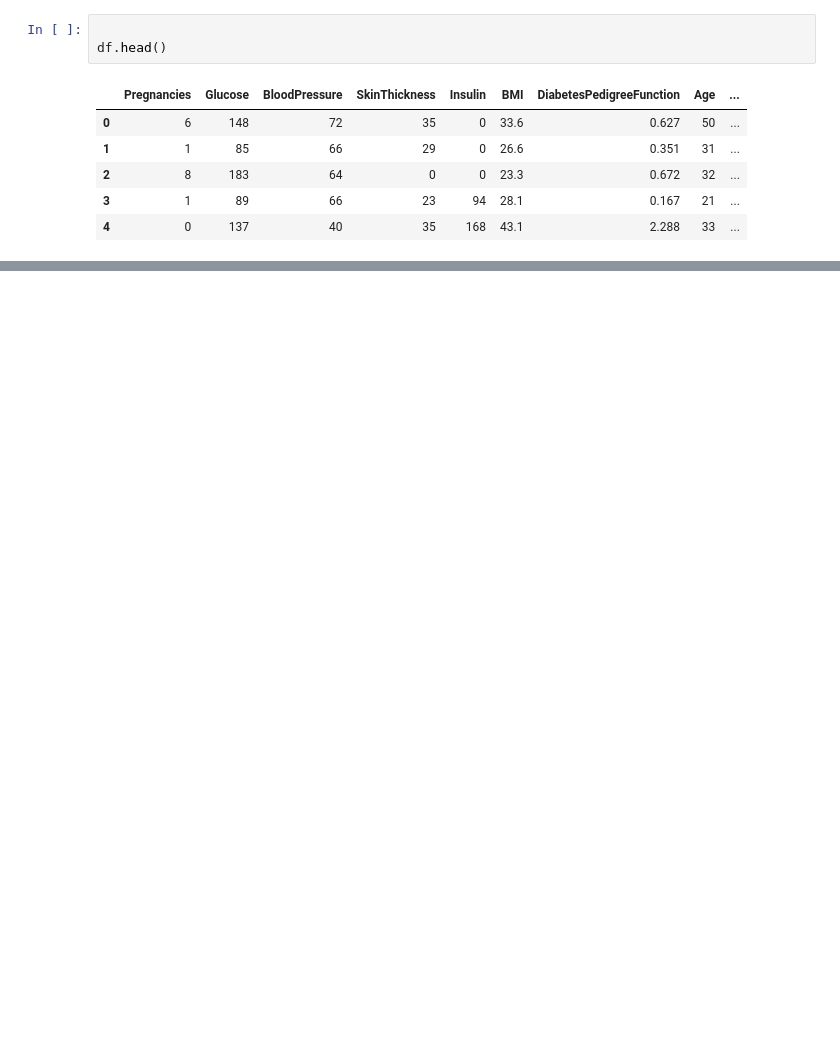
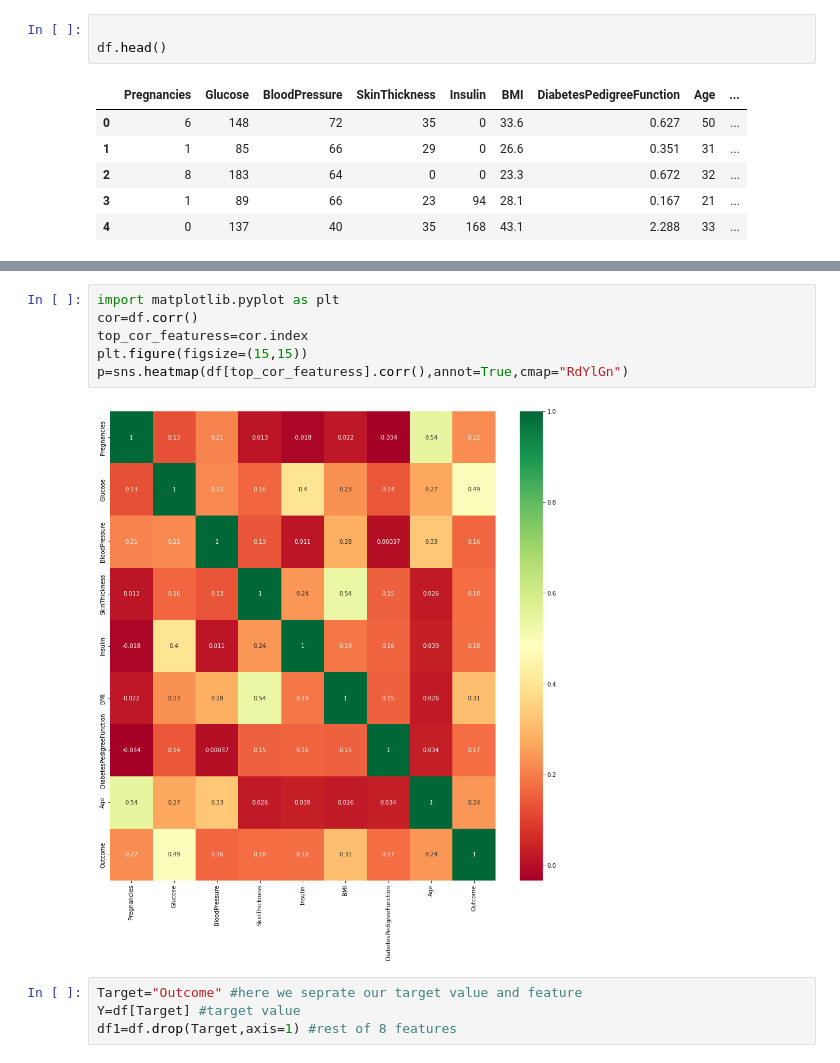
Before and after one commit to Htyagi2003/Coding, a Jupyter notebook: data science/random forest/notebook.ipynb, the cells around one changed output, grey strips where cells are left out. Cells and saved outputs as stored; diff of their text form; blank space fills up the shorter version.

```diff
--- a/data science/random forest/notebook.ipynb
+++ b/data science/random forest/notebook.ipynb
@@ -53,0 +113,12 @@ df.describe()
+# %%
+import matplotlib.pyplot as plt
+cor=df.corr()
+top_cor_featuress=cor.index
+plt.figure(figsize=(15,15))
+p=sns.heatmap(df[top_cor_featuress].corr(),annot=True,cmap="RdYlGn")
+# %% [output]
+[figure, added]
+# %%
+Target="Outcome" #here we seprate our target value and feature
+Y=df[Target] #target value
+df1=df.drop(Target,axis=1) #rest of 8 features
```
Also changed, not shown: parts of 32 cells of this notebook, 49 other files.
